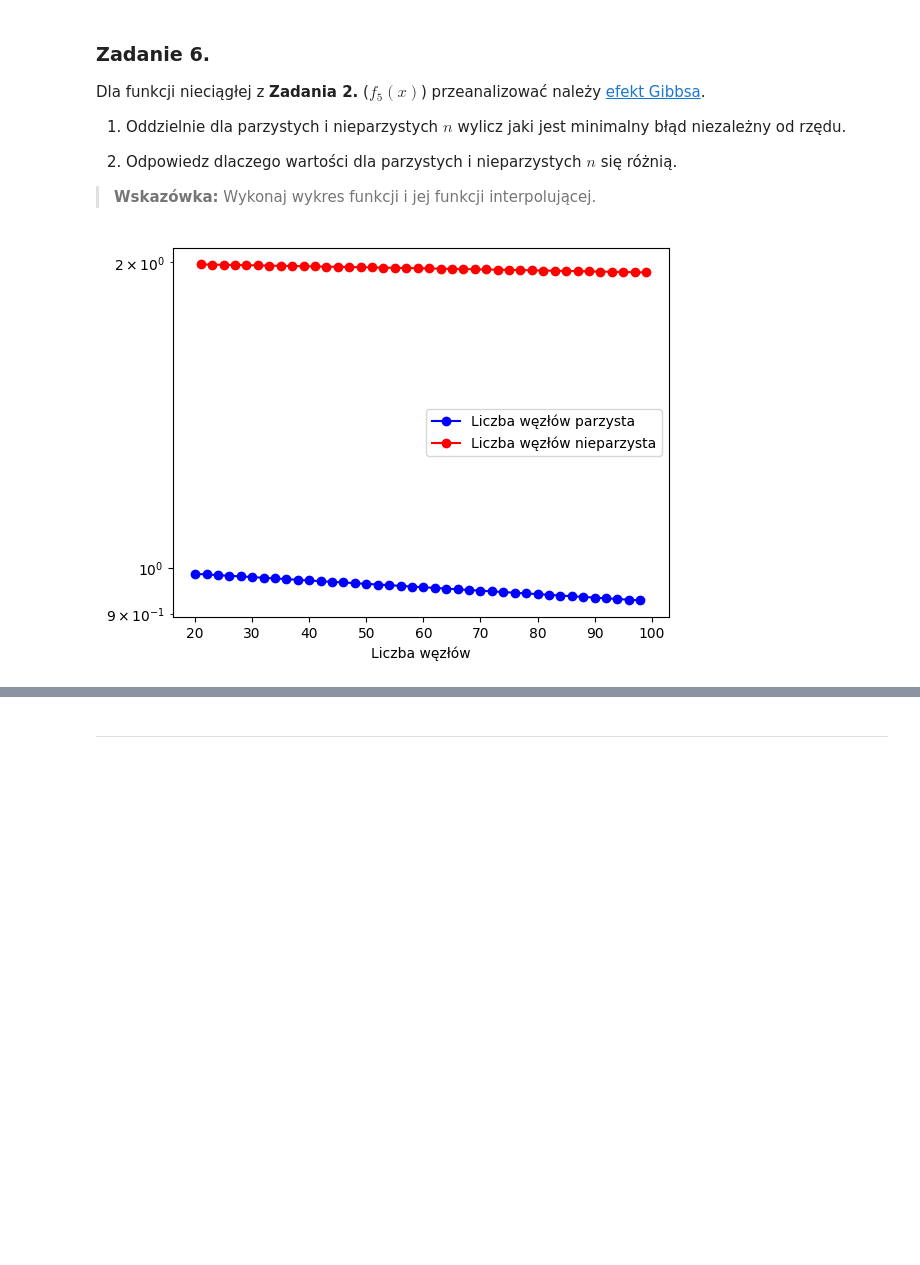
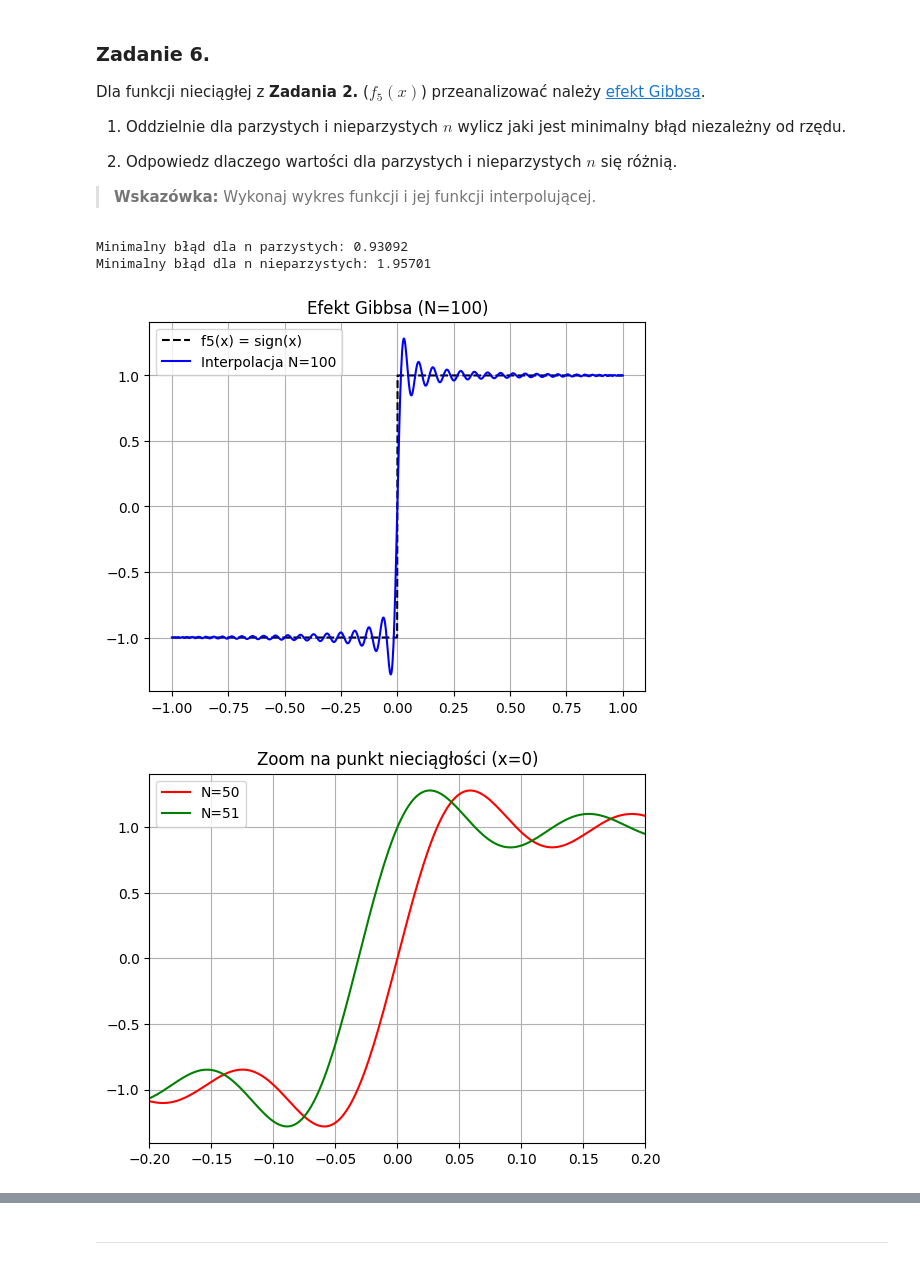
Before and after one commit to MN-KJ-2025/lab9-interpolacja-jasiu3pl, a Jupyter notebook: sprawozdanie.ipynb, the cells around one changed output, grey strips where cells are left out. Drawn from its saved outputs; the diff is of its cells as text; code cells hidden in the pictures; blank space fills up the shorter version.

```diff
--- a/sprawozdanie.ipynb
+++ b/sprawozdanie.ipynb
@@ -283,31 +288,53 @@ Dla funkcji nieciągłej z **Zadania 2.** ($f_5(x)$) przeanalizować należy [ef
 # %%
 # ===== Twoja implementacja tutaj =====
 x = np.linspace(-1, 1, 1000)
 errors_odd = []
 errors_even = []
 
 for i in range(20,100):
     nodes = int(i)
     xch = main.chebyshev_nodes(nodes)
     weights = main.bar_cheb_weights(nodes)
     yint = main.barycentric_inte(xch, f5(xch), weights, x)
     error = main.L_inf(f5(x), yint)
     if nodes % 2 == 0:
         errors_even.append(error)
     else:
         errors_odd.append(error)
 
-plt.plot(range(20,100,2), errors_even, 'bo-', label='Liczba węzłów parzysta')
-plt.plot(range(21,100,2), errors_odd, 'ro-', label='Liczba węzłów nieparzysta')
-plt.yscale('log')
-plt.xlabel('Liczba węzłów')
-plt.legend()
-plt.show()
-
 srednia_parzyste = np.mean(errors_even[-5:])
 srednia_nieparzyste = np.mean(errors_odd[-5:])
 
-print(f"Minimalny błąd dla n parzystych (stabilizacja): {srednia_parzyste}")
-print(f"Minimalny błąd dla n nieparzystych (stabilizacja): {srednia_nieparzyste}")
+print(f"Minimalny błąd dla n parzystych: {srednia_parzyste:.5f}")
+print(f"Minimalny błąd dla n nieparzystych: {srednia_nieparzyste:.5f}")
+
+
+n_plot = 100
+nodes = main.chebyshev_nodes(n_plot)
+weights = main.bar_cheb_weights(n_plot)
+y_interp = main.barycentric_inte(nodes, f5(nodes), weights, x)
+
+plt.plot(x, f5(x), 'k--', label='f5(x) = sign(x)')
+plt.plot(x, y_interp, 'b-', label=f'Interpolacja N={n_plot}')
+plt.title(f"Efekt Gibbsa (N={n_plot})")
+plt.legend()
+plt.grid()
+plt.figure()
+
+for n_zoom, color in [(50, 'r'), (51, 'g')]:
+    nodes_z = main.chebyshev_nodes(n_zoom)
+    weights_z = main.bar_cheb_weights(n_zoom)
+    y_interp_z = main.barycentric_inte(nodes_z, f5(nodes_z), weights_z, x)
+    plt.plot(x, y_interp_z, color=color, label=f'N={n_zoom}')
+
+plt.xlim(-0.2, 0.2)
+plt.title("Zoom na punkt nieciągłości (x=0)")
+plt.legend()
+plt.grid(True)
+
+plt.show()
 # %% [output]
+Minimalny błąd dla n parzystych: 0.93092
+Minimalny błąd dla n nieparzystych: 1.95701
-[figure, old version]
+[figure, new version]
+[figure, added]
```
Also changed, not shown: parts of 3 cells of this notebook.
